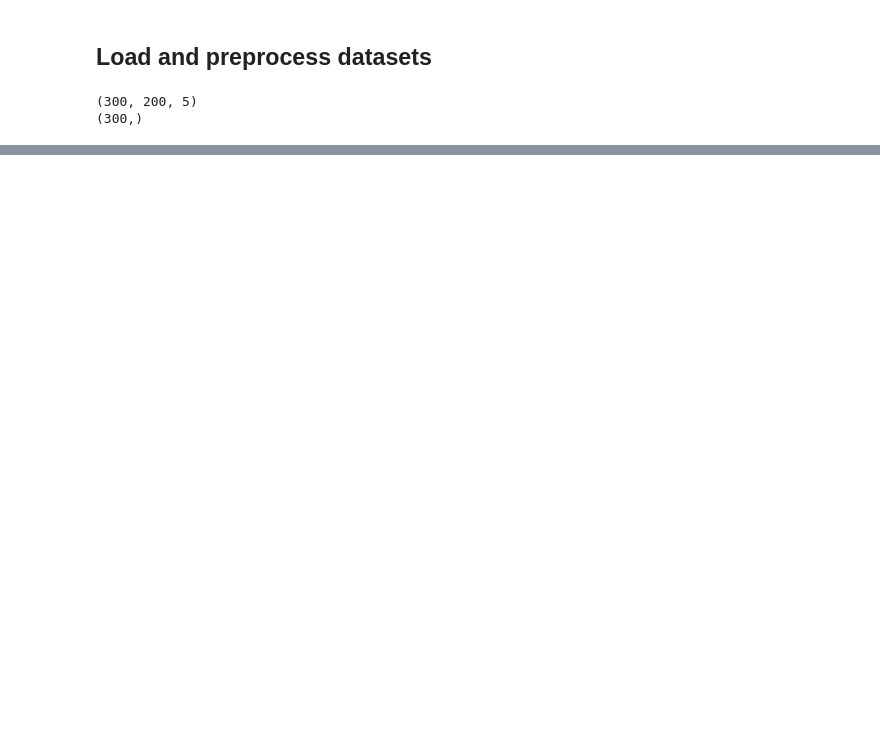
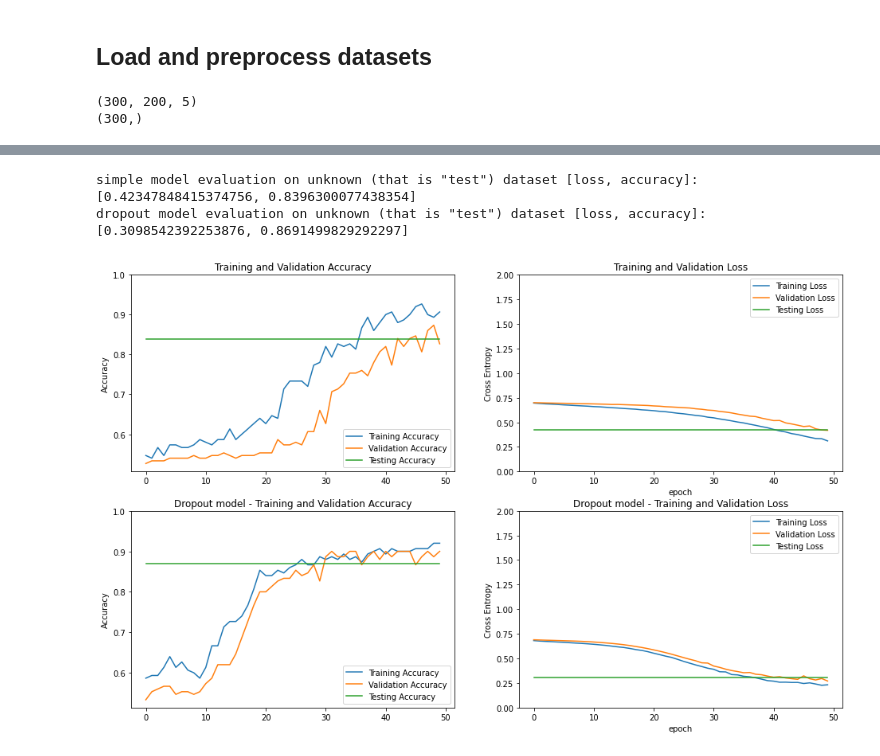
Before and after one commit to ML-Bioinfo-CEITEC/ECCB2021, a Jupyter notebook: notebooks/06_Regularization_Demo.ipynb, the cells around one changed output, grey strips where cells are left out. Cells and saved outputs as stored; diff of their text form; code cells hidden in the pictures; blank space fills up the shorter version.

```diff
--- a/notebooks/06_Regularization_Demo.ipynb
+++ b/notebooks/06_Regularization_Demo.ipynb
@@ -409,0 +285,79 @@ AUC-PR: 0.9174677657952663
+# %%
+print('simple model evaluation on unknown (that is "test") dataset [loss, accuracy]:', old_metrics)
+print('dropout model evaluation on unknown (that is "test") dataset [loss, accuracy]:', metrics)
+for met in range(len(old_metrics)):
+  repeted_list = []
+  for i in range(len(history.history['accuracy'])):
+    repeted_list.append(old_metrics[met])
+  old_metrics[met] = repeted_list
+# print(old_metrics)
+
+for met in range(len(metrics)):
+  repeted_list = []
+  for i in range(len(history.history['accuracy'])):
+    repeted_list.append(metrics[met])
+  metrics[met] = repeted_list
+# print(metrics)
+# %% [output]
+simple model evaluation on unknown (that is "test") dataset [loss, accuracy]: [0.42347848415374756, 0.8396300077438354]
+dropout model evaluation on unknown (that is "test") dataset [loss, accuracy]: [0.3098542392253876, 0.8691499829292297]
+# %%
+
+# print training history
+old_acc = old_history.history['accuracy']
+old_val_acc = old_history.history['val_accuracy']
+
+old_loss = old_history.history['loss']
+old_val_loss = old_history.history['val_loss']
+
+acc = history.history['accuracy']
+val_acc = history.history['val_accuracy']
+
+loss = history.history['loss']
+val_loss = history.history['val_loss']
+
+# acc
+plt.figure(figsize=(16, 10))
+plt.subplot(2, 2, 1)
+plt.plot(old_acc, label='Training Accuracy')
+plt.plot(old_val_acc, label='Validation Accuracy')
+plt.plot(old_metrics[1], label='Testing Accuracy')
+plt.legend(loc='lower right')
+plt.ylabel('Accuracy')
+plt.ylim([min(plt.ylim()),1])
+plt.title('Training and Validation Accuracy')
+
+# loss
+plt.subplot(2, 2, 2)
+plt.plot(old_loss, label='Training Loss')
+plt.plot(old_val_loss, label='Validation Loss')
+plt.plot(old_metrics[0], label='Testing Loss')
+plt.legend(loc='upper right')
+plt.ylabel('Cross Entropy')
+plt.ylim([0,2.0])
+plt.title('Training and Validation Loss')
+plt.xlabel('epoch')
+
+# acc
+plt.subplot(2, 2, 3)
+plt.plot(acc, label='Training Accuracy')
+plt.plot(val_acc, label='Validation Accuracy')
+plt.plot(metrics[1], label='Testing Accuracy')
+plt.legend(loc='lower right')
+plt.ylabel('Accuracy')
+plt.ylim([min(plt.ylim()),1])
+plt.title('Dropout model - Training and Validation Accuracy')
+
+# loss
+plt.subplot(2, 2, 4)
+plt.plot(loss, label='Training Loss')
+plt.plot(val_loss, label='Validation Loss')
+plt.plot(metrics[0], label='Testing Loss')
+plt.legend(loc='upper right')
+plt.ylabel('Cross Entropy')
+plt.ylim([0,2.0])
+plt.title('Dropout model - Training and Validation Loss')
+plt.xlabel('epoch')
+plt.show()
+# %% [output]
+[figure, added]
```
Also changed, not shown: parts of 34 cells of this notebook.
